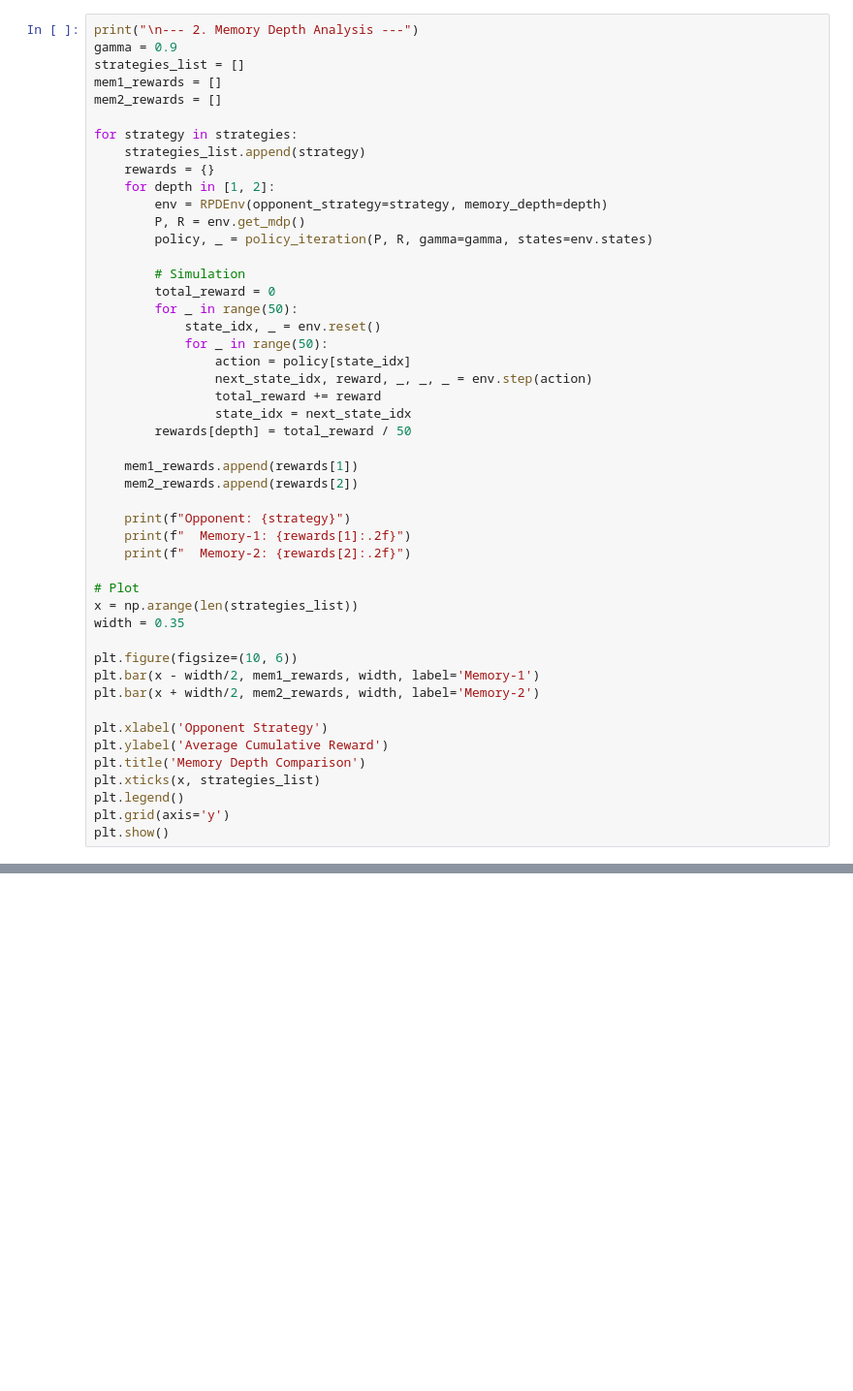
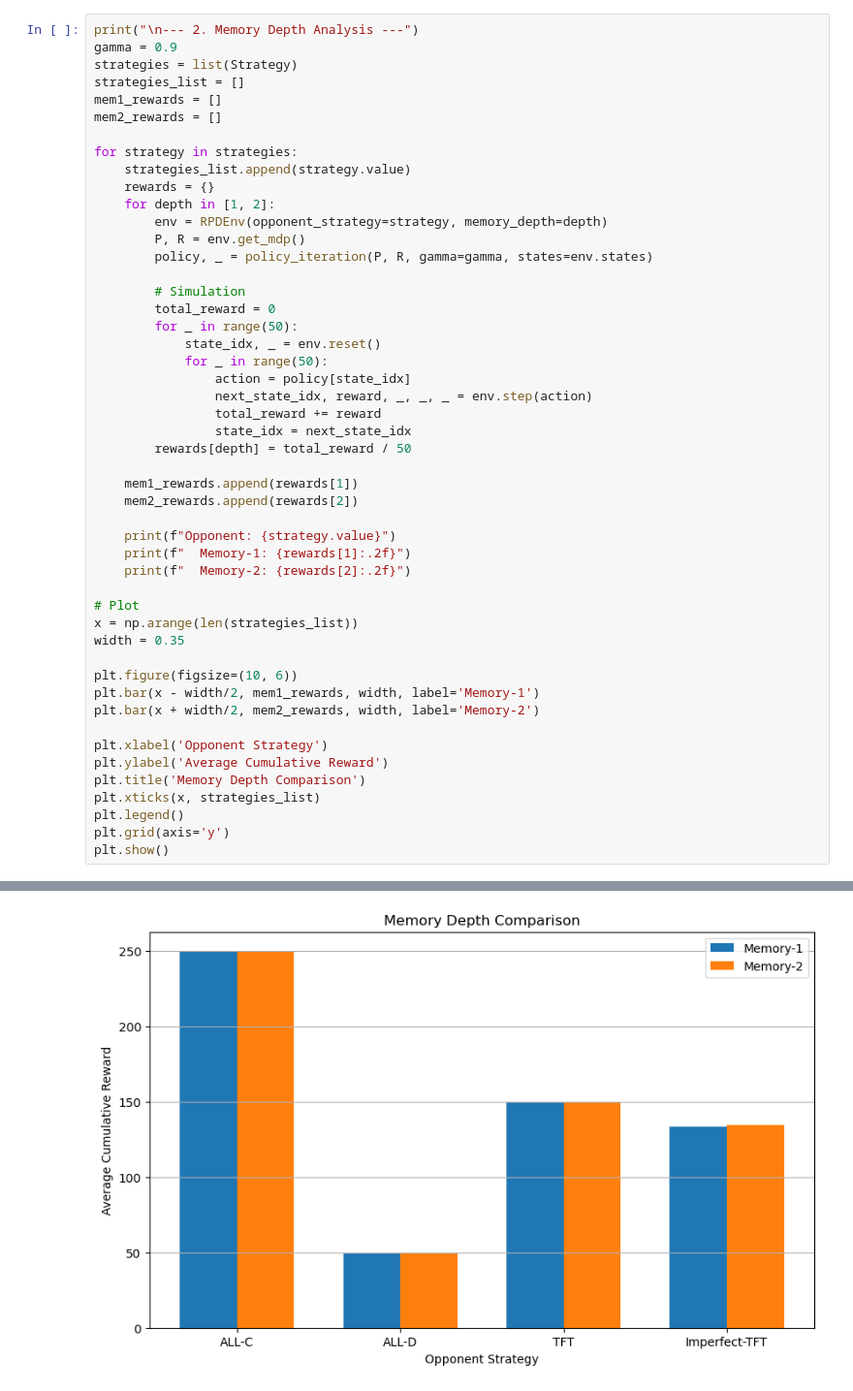
Before and after one commit to DanielKatz67/RL_Prisoners_Dilemma, a Jupyter notebook: Analysis_Notebook.ipynb, the cells around one changed output, grey strips where cells are left out. Shown at 97% size. Drawn from its saved outputs; the diff is of its cells as text; blank space fills up the shorter version.

```diff
--- a/Analysis_Notebook.ipynb
+++ b/Analysis_Notebook.ipynb
@@ -47,12 +393,13 @@ plt.show()
 # %%
 print("\n--- 2. Memory Depth Analysis ---")
 gamma = 0.9
+strategies = list(Strategy)
 strategies_list = []
 mem1_rewards = []
 mem2_rewards = []
 
 for strategy in strategies:
-    strategies_list.append(strategy)
+    strategies_list.append(strategy.value)
     rewards = {}
     for depth in [1, 2]:
         env = RPDEnv(opponent_strategy=strategy, memory_depth=depth)
@@ -73,7 +420,7 @@ for strategy in strategies:
     mem1_rewards.append(rewards[1])
     mem2_rewards.append(rewards[2])
 
-    print(f"Opponent: {strategy}")
+    print(f"Opponent: {strategy.value}")
     print(f"  Memory-1: {rewards[1]:.2f}")
     print(f"  Memory-2: {rewards[2]:.2f}")
 
@@ -92,3 +439,4 @@ plt.xticks(x, strategies_list)
 plt.legend()
 plt.grid(axis='y')
 plt.show()
+# %% [output]
@@ -94,0 +456 @@ plt.show()
+[figure, added]
```
Also changed, not shown: parts of 13 cells of this notebook, 10 other files.
